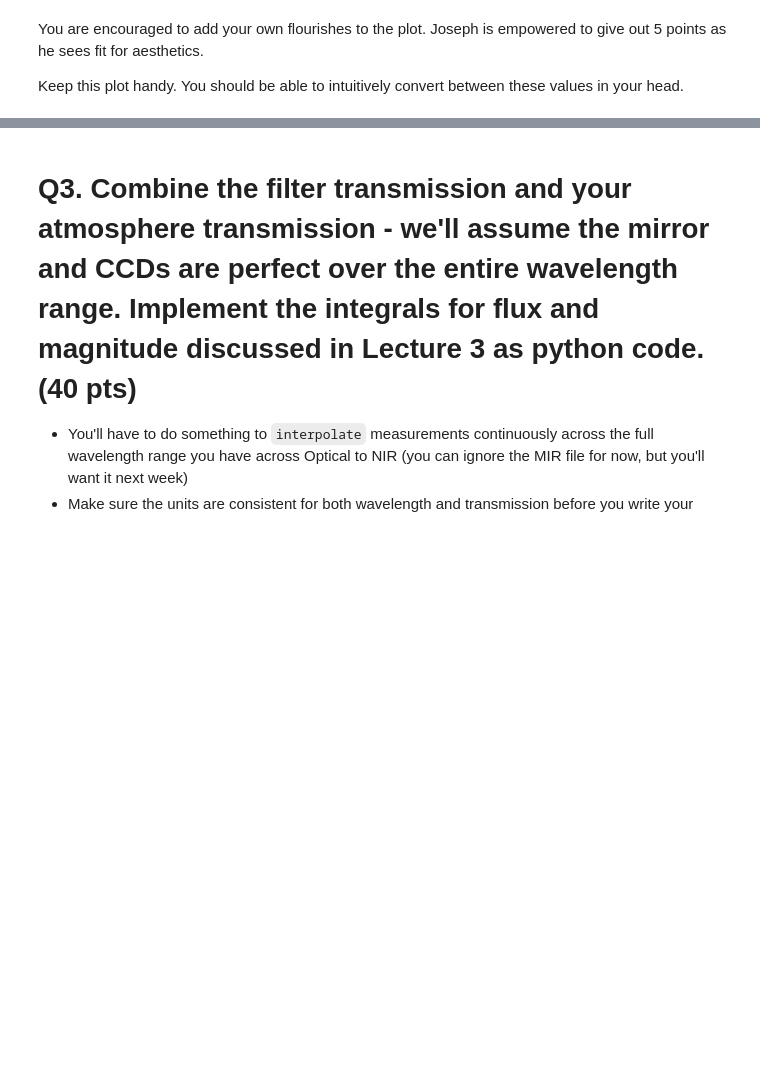
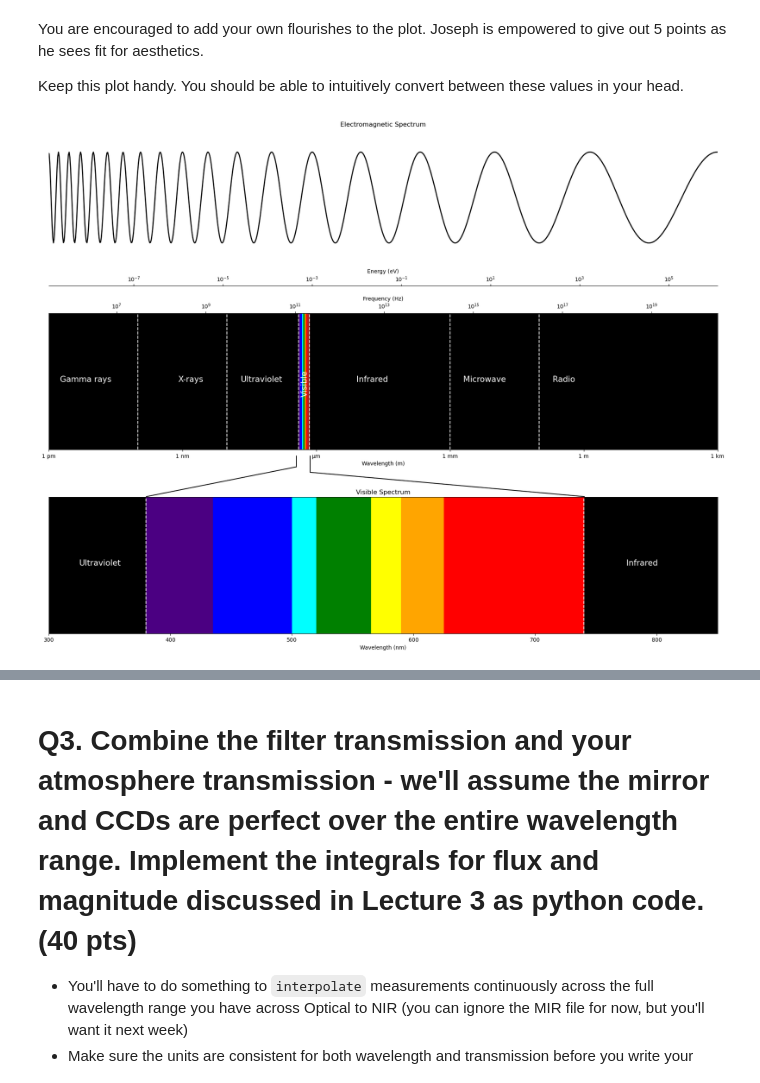
Before and after one commit to gnarayan/ast503_2024_Fall, a Jupyter notebook: homework/VarunSatish/hw1/HW1_ASTR503_VarunSatish.ipynb, the cells around one changed output, grey strips where cells are left out. Drawn from its saved outputs; the diff is of its cells as text; code cells hidden in the pictures; blank space fills up the shorter version.

```diff
--- a/homework/VarunSatish/hw1/HW1_ASTR503_VarunSatish.ipynb
+++ b/homework/VarunSatish/hw1/HW1_ASTR503_VarunSatish.ipynb
@@ -37,3 +36,100 @@ You are encouraged to add your own flourishes to the plot.
 Joseph is empowered to give out 5 points as he sees fit for aesthetics.
 
 Keep this plot handy. You should be able to intuitively convert between these values in your head.
+# %%
+h = sp.constants.Planck
+c = sp.constants.speed_of_light
+eV = sp.constants.electron_volt
+
+wave = np.logspace(-12, 3, 500)
+freq = c / wave
+nrg = (h * c) / (wave * eV)
+
+min, max = 200, 1000
+x = np.linspace(min, max, 1000)
+wv = np.cos(10 * np.pi * x / (max+min-x))[::-1]
+
+fig = plt.figure(figsize=(18,14))
+ax1 = fig.add_subplot(311)
+ax1.plot(x, wv, c='black', lw=2)
+ax1.set_xlim(250,1000)
+ax1.set_ylim(-1.5,1.5)
+ax1.xaxis.set_visible(False)
+ax1.yaxis.set_visible(False)
+ax1.axis('off')
+ax1.set_title('Electromagnetic Spectrum')
+
+ax2 = fig.add_subplot(312)
+ax2.set_xscale('log')
+ax2.set_xlabel('Wavelength (m)')
+ax2.yaxis.set_visible(False)
+ax2.set_xlim(1e-12, 1e3)
+ax2.set_xticks([1e-12, 1e-9, 1e-6, 1e-3, 1, 1e3])
+ax2.set_xticklabels(['1 pm', '1 nm', 'µm', '1 mm', '1 m', '1 km'])
+
+ax2.axvspan(4e-7, 4.4e-7, color='indigo')
+ax2.axvspan(4.4e-7, 4.8e-7, color='blue')
+ax2.axvspan(4.8e-7, 5.1e-7, color='cyan')
+ax2.axvspan(5.1e-7, 5.5e-7, color='green')
+ax2.axvspan(5.5e-7, 5.9e-7, color='orange')
+ax2.axvspan(5.9e-7, 6.4e-7, color='red')
+ax2.axvspan(6.4e-7, 7e-7, color='brown')
+
+ax2.text(1.8e-12, 0.5, 'Gamma rays', color='w', fontdict={'fontsize': 15})
+ax2.text(0.8e-9, 0.5, 'X-rays', color='w', fontdict={'fontsize': 15})
+ax2.text(2e-8, 0.5, 'Ultraviolet', color='w', fontdict={'fontsize': 15})
+ax2.text(4.5e-7, 0.4, 'Visible', color='w', fontdict={'fontsize': 15},rotation=90)
+ax2.text(8e-6, 0.5, 'Infrared', color='w', fontdict={'fontsize': 15})
+ax2.text(2e-3, 0.5, 'Microwave', color='w', fontdict={'fontsize': 15})
+ax2.text(0.2, 0.5, 'Radio', color='w', fontdict={'fontsize': 15})
+ax2.set_facecolor('black')
+
+divlines = [1e-10, 1e-8, 4e-7, 7e-7, 1e-3, 1e-1]
+for line in divlines:
+    ax2.axvline(line, c='w', ls='--')
+
+ax3 = ax2.twiny()
+ax3.set_xscale('log')
+ax3.set_xlim(c / 1e3, c / 1e-12)
+ax3.set_xlabel('Frequency (Hz)')
+
+ax4 = ax2.twiny()
+ax4.set_xscale('log')
+ax4.set_xlim((h * c) / (1e3 * eV), (h * c) / (1e-12 * eV))
+ax4.spines.top.set_position(('axes', 1.2))
+ax4.set_xlabel('Energy (eV)')
+
+ax5 = fig.add_subplot(313)
+ax5.set_xscale('linear')
+ax5.yaxis.set_visible(False)
+ax5.set_xlim(300, 850)
+ax5.set_title('Visible Spectrum')
+ax5.set_xlabel('Wavelength (nm)')
+
+ax5.set_facecolor('black')
+ax5.axvspan(380, 435, color='indigo')
+ax5.axvspan(435, 500, color='blue')
+ax5.axvspan(500, 520, color='cyan')
+ax5.axvspan(520, 565, color='green')
+ax5.axvspan(565, 590, color='yellow')
+ax5.axvspan(590, 625, color='orange')
+ax5.axvspan(625, 740, color='red')
+
+ax5.text(325, 0.5, 'Ultraviolet', color='w', fontdict={'fontsize': 15})
+ax5.text(775, 0.5, 'Infrared', color='w', fontdict={'fontsize': 15})
+ax5.axvline(380, c='w', ls='--')
+ax5.axvline(740, c='w', ls='--')
+
+line1 = Line2D([0.375, 0.375], [0.37, 0.35], transform=fig.transFigure, color='black')
+line2 = Line2D([0.395, 0.395], [0.37, 0.34], transform=fig.transFigure, color='black')
+line3 = Line2D([0.375, 0.159], [0.35, 0.295], transform=fig.transFigure, color='black')
+line4 = Line2D([0.395, 0.79], [0.34, 0.295], transform=fig.transFigure, color='black')
+fig.add_artist(line1)
+fig.add_artist(line2)
+fig.add_artist(line3)
+fig.add_artist(line4)
+
+plt.tight_layout()
+plt.show()
+# %% [output]
+[figure, added]
```
Also changed, not shown: parts of 3 cells of this notebook.
